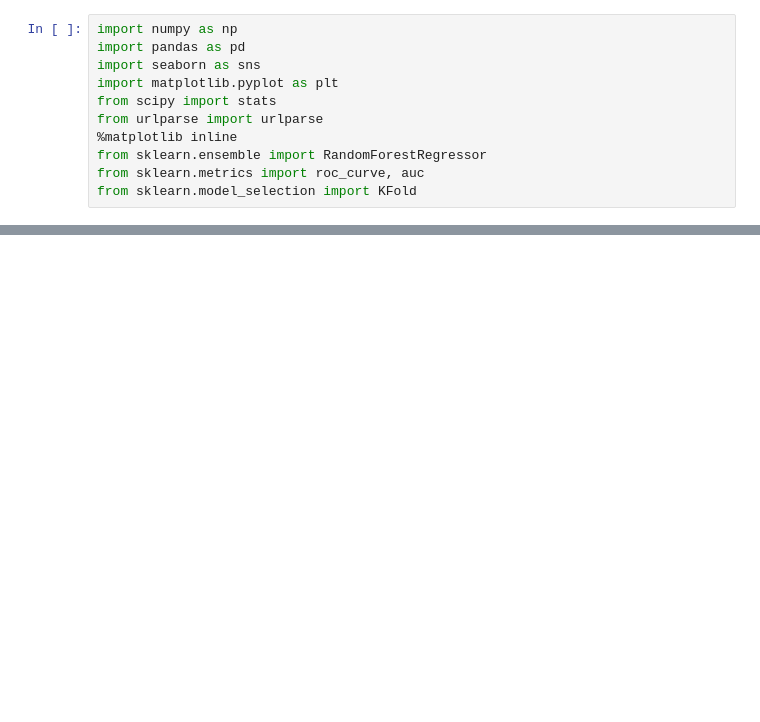
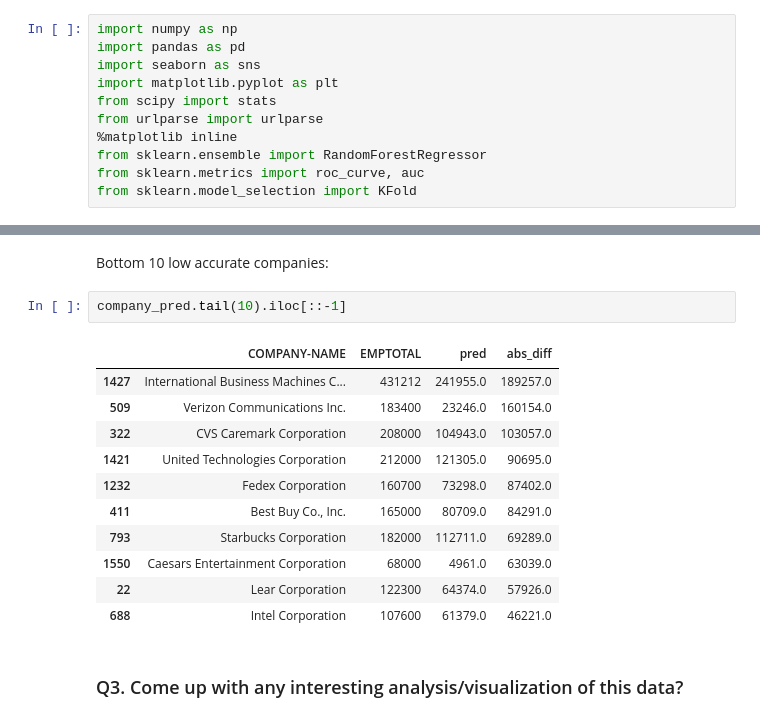
Before and after one commit to orangelliu/docs, a Jupyter notebook: ML_question.ipynb, the cells around one changed output, grey strips where cells are left out. Cells and saved outputs as stored; diff of their text form; blank space fills up the shorter version.

```diff
--- a/ML_question.ipynb
+++ b/ML_question.ipynb
@@ -121,0 +156,18 @@ np.mean([x['RMSE_log'] for x in result]), np.mean([x['RMSE'] for x in result])
+# %% [markdown]
+Bottom 10 low accurate companies:
+# %%
+company_pred.tail(10).iloc[::-1]
+# %% [output]
+|  | COMPANY-NAME | EMPTOTAL | pred | abs_diff |
+| 1427 | International Business Machines C... | 431212 | 241955.0 | 189257.0 |
+| 509 | Verizon Communications Inc. | 183400 | 23246.0 | 160154.0 |
+| 322 | CVS Caremark Corporation | 208000 | 104943.0 | 103057.0 |
+| 1421 | United Technologies Corporation | 212000 | 121305.0 | 90695.0 |
+| 1232 | Fedex Corporation | 160700 | 73298.0 | 87402.0 |
+| 411 | Best Buy Co., Inc. | 165000 | 80709.0 | 84291.0 |
+| 793 | Starbucks Corporation | 182000 | 112711.0 | 69289.0 |
+| 1550 | Caesars Entertainment Corporation | 68000 | 4961.0 | 63039.0 |
+| 22 | Lear Corporation | 122300 | 64374.0 | 57926.0 |
+| 688 | Intel Corporation | 107600 | 61379.0 | 46221.0 |
+# %% [markdown]
+### Q3. Come up with any interesting analysis/visualization of this data?
```
Also changed, not shown: parts of 23 cells of this notebook.
